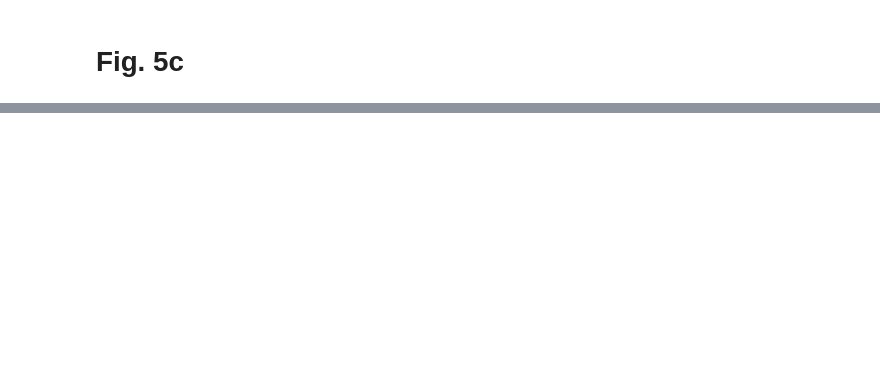
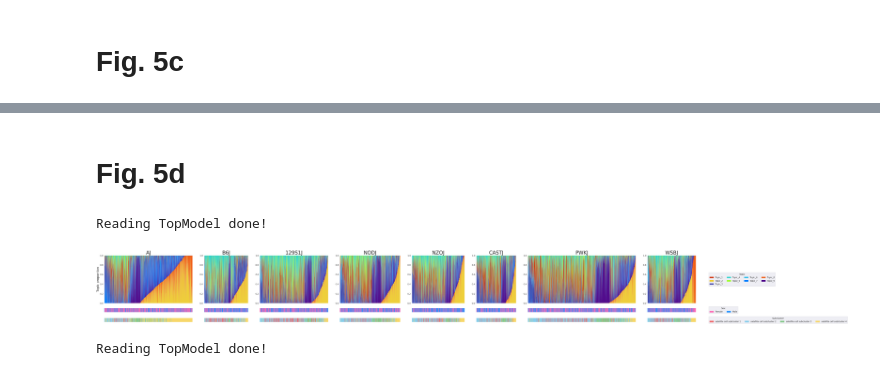
Before and after one commit to mortazavilab/8cube_manuscript, a Jupyter notebook: notebooks/Fig5.ipynb, the cells around one changed output, grey strips where cells are left out. Saved outputs shown, nothing was run; the diff lists cells and outputs as text; code cells hidden in the pictures; blank space fills up the shorter version.

```diff
--- a/notebooks/Fig5.ipynb
+++ b/notebooks/Fig5.ipynb
@@ -199,0 +493,65 @@ plt.show()
+# %% [markdown]
+# Fig. 5d
+# %%
+analysis_tissue = Topyfic.read_topModel(f"../scripts/topyfic/Satellite/analysis_{tissue}_{k}.p")
+# %% [output]
+Reading TopModel done!
+# %%
+analysis_tissue.cell_participation.obs['subcluster'] = adata.obs['subcluster']
+# %%
+analysis_tissue.colors_topics.colors["Topic_1"] = "#D02F05"
+analysis_tissue.colors_topics.colors["Topic_2"] = "#EECF3A"
+
+analysis_tissue.colors_topics.colors["Topic_3"] = "#4043A7"
+analysis_tissue.colors_topics.colors["Topic_4"] = "#28d3cc"
+
+analysis_tissue.colors_topics.colors["Topic_5"] = "#A4FC3C"
+analysis_tissue.colors_topics.colors["Topic_6"] = "#28BCEB"
+analysis_tissue.colors_topics.colors["Topic_7"] = "#007FFF"  # 4043A7 #eecf36
+analysis_tissue.colors_topics.colors["Topic_8"] = "#F05C13"
+analysis_tissue.colors_topics.colors["Topic_9"] = "#520b8c"
+# %%
+my_palette_geno = {'AJ': '#F4C245','B6J': '#C0BFBF','129S1J': '#DA9CC1','NODJ': '#4F6EAF','NZOJ': '#52A5DB', 'CASTJ': '#55AF5B','PWKJ': '#D83026','WSBJ': '#683C91'}
+genos = ['AJ','B6J','129S1J','NODJ','NZOJ','CASTJ','PWKJ', 'WSBJ']
+
+my_palette_sex = {'Female': 'hotpink','Male': 'dodgerblue'}
+my_palette_cluster = {'satellite cell subcluster 1': '#EF6A6E',
+                      'satellite cell subcluster 2': 'skyblue',
+                      'satellite cell subcluster 3': '#85C88A',
+                      'satellite cell subcluster 4': '#F7D76A',
+                     }
+
+
+my_palette = {'Sex': my_palette_sex, 'subcluster': my_palette_cluster}
+
+
+
+
+
+analysis_tissue.structure_plot(level='Genotype',category=genos,
+                                  topic_order =['Topic_2','Topic_8','Topic_9',
+                                                'Topic_7','Topic_3',
+                                                'Topic_6','Topic_1','Topic_5','Topic_4',],
+                                  metaData=['Sex', 'subcluster'],
+                                  metaData_palette=my_palette,
+                                  order_cells=["sum"],
+                                  save=True,file_format='png', file_name='../fig5/structure_plot_k10_subclustered',
+                                  show=True)
+# %% [output]
+[figure, added]
+# %%
+cell_meta = adata.obs
+cell_meta.reset_index(inplace=True)
+cell_meta = cell_meta[['cellID','Genotype','Sex']]
+
+analysis_tissue = Topyfic.read_topModel(f"../scripts/topyfic/Satellite/analysis_{tissue}_{k}.p")
+df = analysis_tissue.cell_participation.to_df()
+df = df.reset_index()
+merged_df = pd.merge(df, cell_meta, on='cellID')
+
+merged_df['Genotype'] = merged_df['Genotype'].astype(str)
+df_percentage = merged_df.groupby('Genotype')[['Topic_1', 'Topic_2', 'Topic_3', 'Topic_4', 'Topic_5', 'Topic_6', 'Topic_7', 'Topic_8', 'Topic_9']].sum()
+df_percentage = df_percentage.div(df_percentage.sum(axis=1), axis=0) * 100  # Multiplying by 100 to get percentages
+df_pivot=df_percentage
+# %% [output]
+Reading TopModel done!
```
Also changed, not shown: parts of 44 cells of this notebook, 21 other files.
